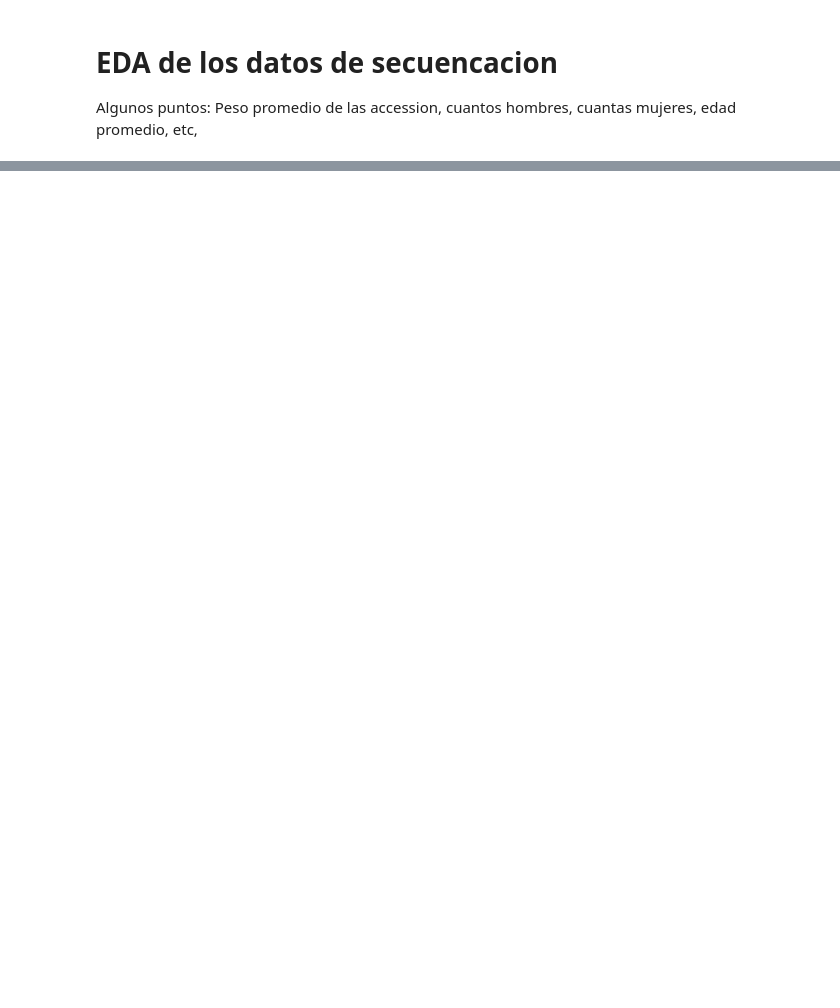
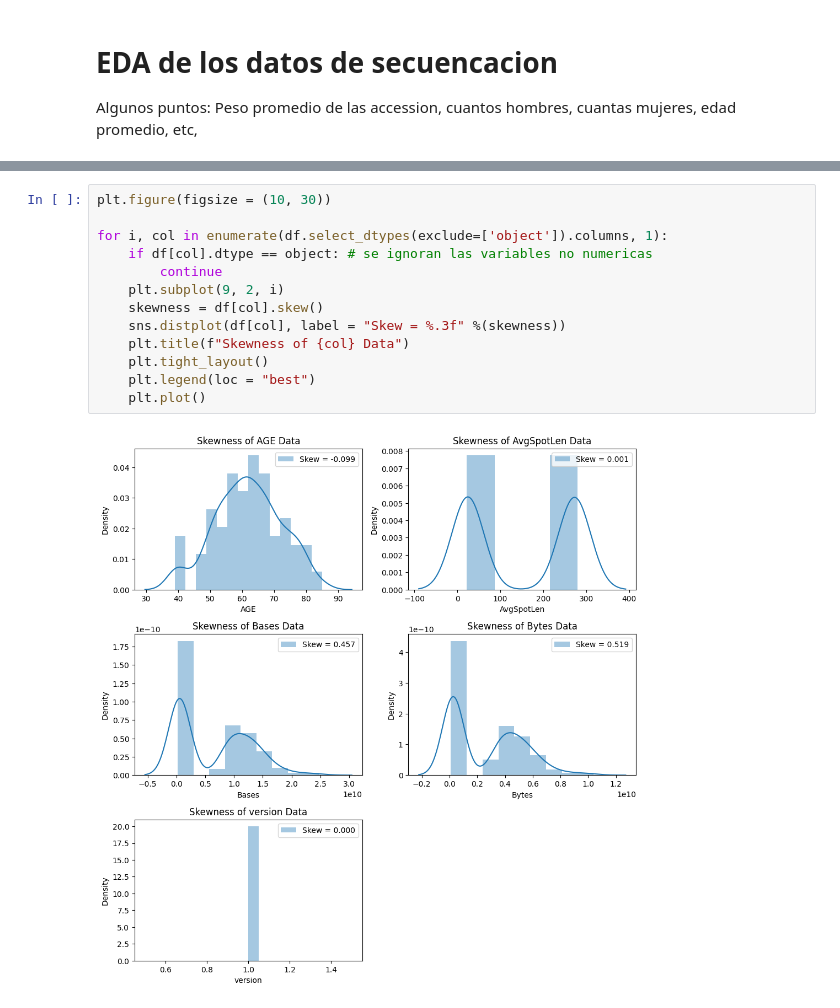
Before and after one commit to sbustamante21/practica_II, a Jupyter notebook: eda_datos.ipynb, the cells around one changed output, grey strips where cells are left out. Saved outputs shown, nothing was run; the diff lists cells and outputs as text; blank space fills up the shorter version.

```diff
--- a/eda_datos.ipynb
+++ b/eda_datos.ipynb
@@ -19,0 +200,15 @@ FileNotFoundError: [Errno 2] No such file or directory: '/home/seba/Documents/pr
+# %%
+plt.figure(figsize = (10, 30))
+
+for i, col in enumerate(df.select_dtypes(exclude=['object']).columns, 1):
+    if df[col].dtype == object: # se ignoran las variables no numericas
+        continue
+    plt.subplot(9, 2, i)
+    skewness = df[col].skew()
+    sns.distplot(df[col], label = "Skew = %.3f" %(skewness))
+    plt.title(f"Skewness of {col} Data")
+    plt.tight_layout()
+    plt.legend(loc = "best")
+    plt.plot()
+# %% [output]
+[figure, added]
```
Also changed, not shown: parts of 13 cells of this notebook, 52 other files.
